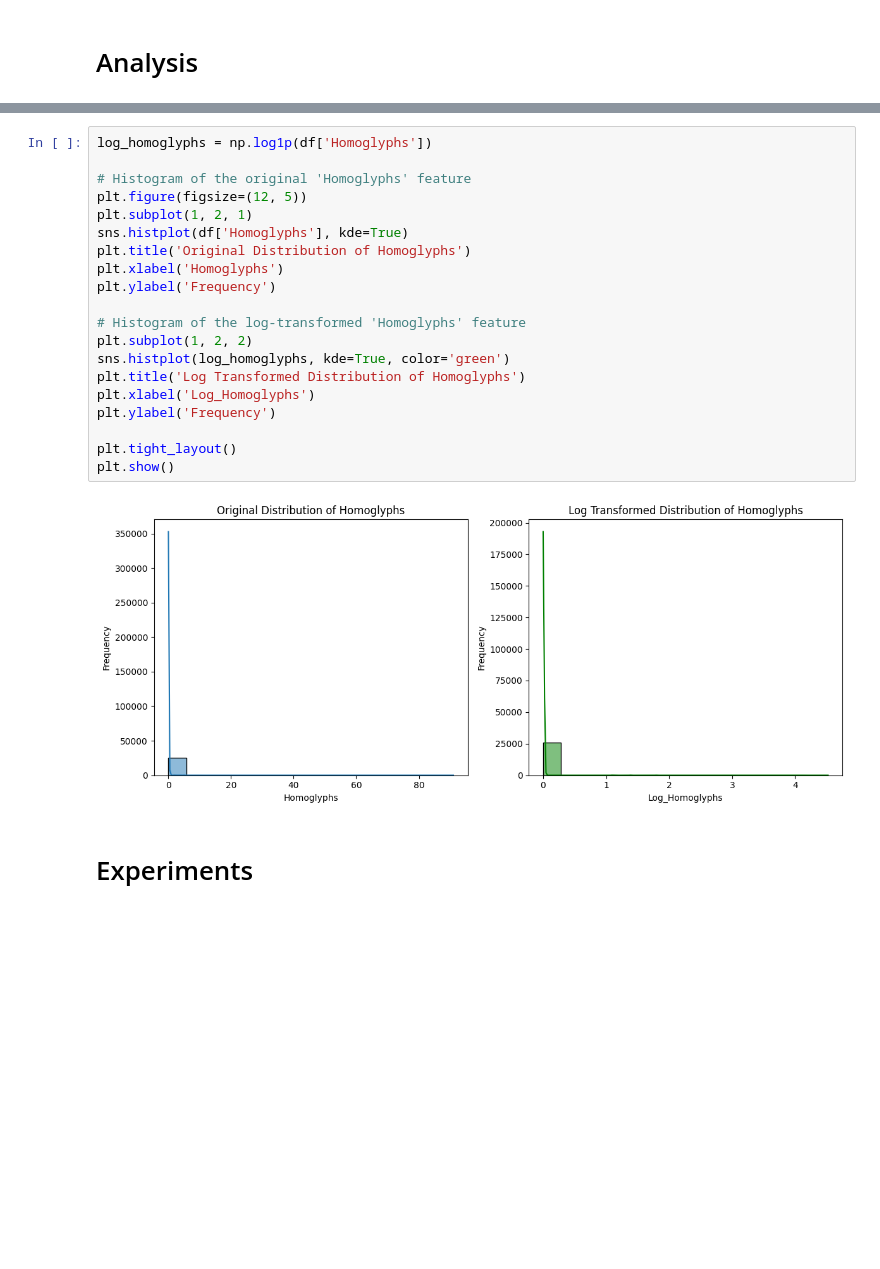
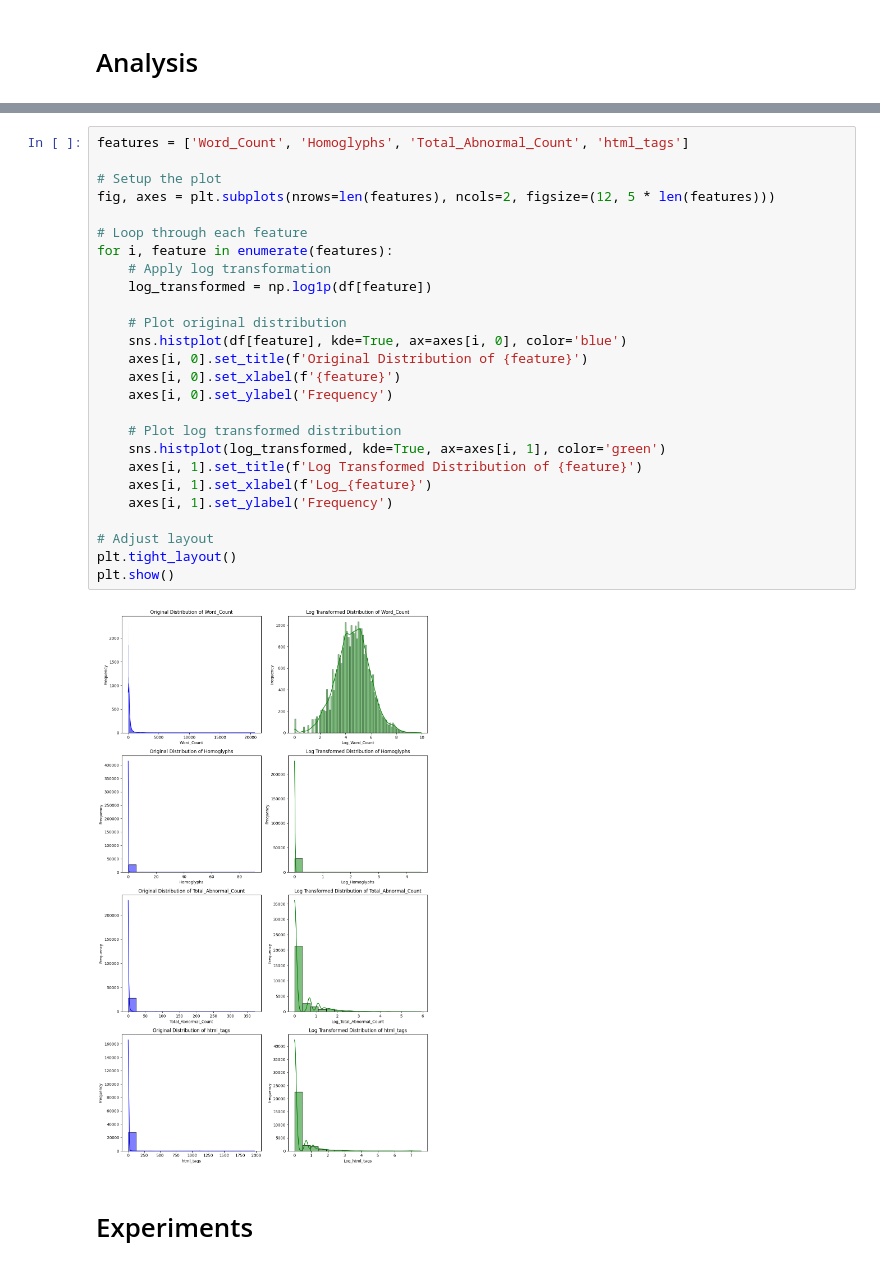
Before and after one commit to S-Cao1031/Summer-2024-ECE-597-Group8, a Jupyter notebook: Week5 - Data Analysis/analysis_features_tfidf.ipynb, the cells around one changed output, grey strips where cells are left out. Cells and saved outputs as stored; diff of their text form; blank space fills up the shorter version.

```diff
--- a/Week5 - Data Analysis/analysis_features_tfidf.ipynb
+++ b/Week5 - Data Analysis/analysis_features_tfidf.ipynb
@@ -83,25 +64,31 @@ plt.show()
-# %%
-log_homoglyphs = np.log1p(df['Homoglyphs'])
-
-# Histogram of the original 'Homoglyphs' feature
-plt.figure(figsize=(12, 5))
-plt.subplot(1, 2, 1)
-sns.histplot(df['Homoglyphs'], kde=True)
-plt.title('Original Distribution of Homoglyphs')
-plt.xlabel('Homoglyphs')
-plt.ylabel('Frequency')
-
-# Histogram of the log-transformed 'Homoglyphs' feature
-plt.subplot(1, 2, 2)
-sns.histplot(log_homoglyphs, kde=True, color='green')
-plt.title('Log Transformed Distribution of Homoglyphs')
-plt.xlabel('Log_Homoglyphs')
-plt.ylabel('Frequency')
-
-plt.tight_layout()
-plt.show()
-# %% [output]
-[figure, removed]
+# %%
+features = ['Word_Count', 'Homoglyphs', 'Total_Abnormal_Count', 'html_tags']
+
+# Setup the plot
+fig, axes = plt.subplots(nrows=len(features), ncols=2, figsize=(12, 5 * len(features)))
+
+# Loop through each feature
+for i, feature in enumerate(features):
+    # Apply log transformation
+    log_transformed = np.log1p(df[feature])
+
+    # Plot original distribution
+    sns.histplot(df[feature], kde=True, ax=axes[i, 0], color='blue')
+    axes[i, 0].set_title(f'Original Distribution of {feature}')
+    axes[i, 0].set_xlabel(f'{feature}')
+    axes[i, 0].set_ylabel('Frequency')
+
+    # Plot log transformed distribution
+    sns.histplot(log_transformed, kde=True, ax=axes[i, 1], color='green')
+    axes[i, 1].set_title(f'Log Transformed Distribution of {feature}')
+    axes[i, 1].set_xlabel(f'Log_{feature}')
+    axes[i, 1].set_ylabel('Frequency')
+
+# Adjust layout
+plt.tight_layout()
+plt.show()
+# %% [output]
+[figure, added]
 # %% [markdown]
 # Experiments
 # %%
```
Also changed, not shown: parts of 8 cells of this notebook, 12 other files.
